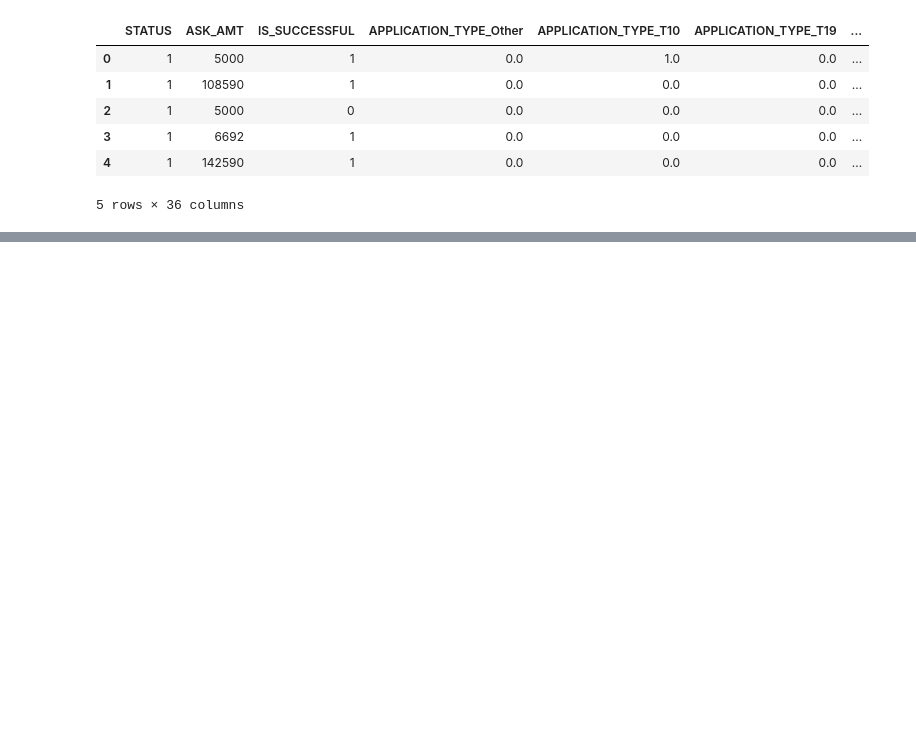
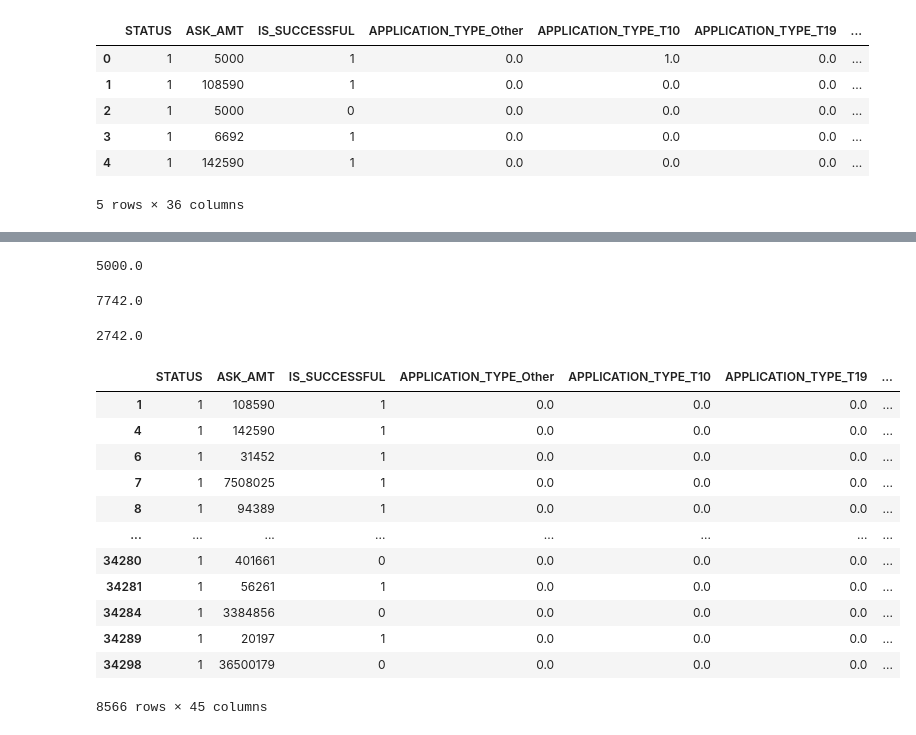
Before and after one commit to reachme1212/Neural_Network_Charity_Analysis, a Jupyter notebook: AlphabetSoupCharity.ipynb, the cells around one changed output, grey strips where cells are left out. Saved outputs shown, nothing was run; the diff lists cells and outputs as text; code cells hidden in the pictures; blank space fills up the shorter version.

```diff
--- a/AlphabetSoupCharity.ipynb
+++ b/AlphabetSoupCharity.ipynb
@@ -514,0 +584,12 @@ Loss: 0.5564496517181396, Accuracy: 0.7286297082901001
+# %%
+Q1
+# %% [output]
+5000.0
+# %%
+Q3
+# %% [output]
+7742.0
+# %%
+IQR
+# %% [output]
+2742.0
@@ -514,0 +598,16 @@ Loss: 0.5564496517181396, Accuracy: 0.7286297082901001
+# %%
+df_filtered
+# %% [output]
+|  | STATUS | ASK_AMT | IS_SUCCESSFUL | APPLICATION_TYPE_Other | APPLICATION_TYPE_T10 | APPLICATION_TYPE_T19 | ... |
+| 1 | 1 | 108590 | 1 | 0.0 | 0.0 | 0.0 | ... |
+| 4 | 1 | 142590 | 1 | 0.0 | 0.0 | 0.0 | ... |
+| 6 | 1 | 31452 | 1 | 0.0 | 0.0 | 0.0 | ... |
+| 7 | 1 | 7508025 | 1 | 0.0 | 0.0 | 0.0 | ... |
+| 8 | 1 | 94389 | 1 | 0.0 | 0.0 | 0.0 | ... |
+| ... | ... | ... | ... | ... | ... | ... | ... |
+| 34280 | 1 | 401661 | 0 | 0.0 | 0.0 | 0.0 | ... |
+| 34281 | 1 | 56261 | 1 | 0.0 | 0.0 | 0.0 | ... |
+| 34284 | 1 | 3384856 | 0 | 0.0 | 0.0 | 0.0 | ... |
+| 34289 | 1 | 20197 | 1 | 0.0 | 0.0 | 0.0 | ... |
+| 34298 | 1 | 36500179 | 0 | 0.0 | 0.0 | 0.0 | ... |
+8566 rows × 45 columns
```
Also changed, not shown: parts of 23 cells of this notebook, 1 other file.
